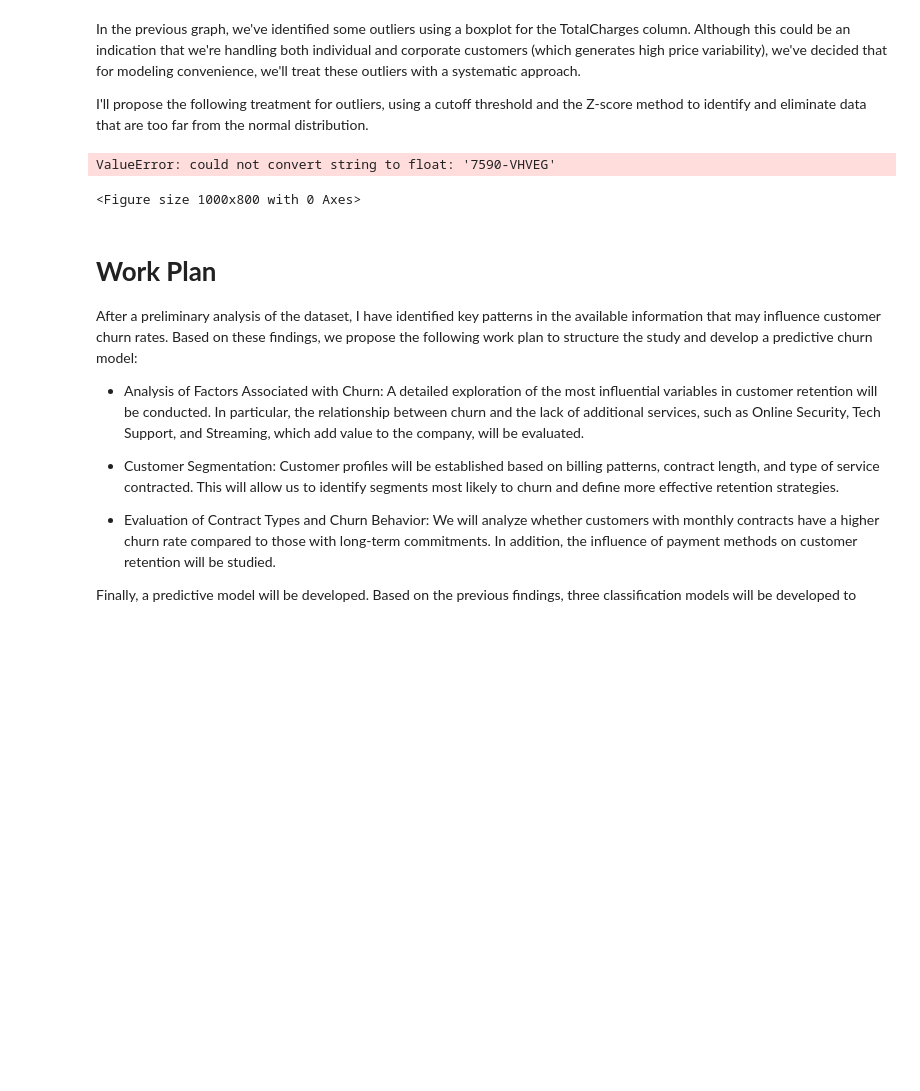
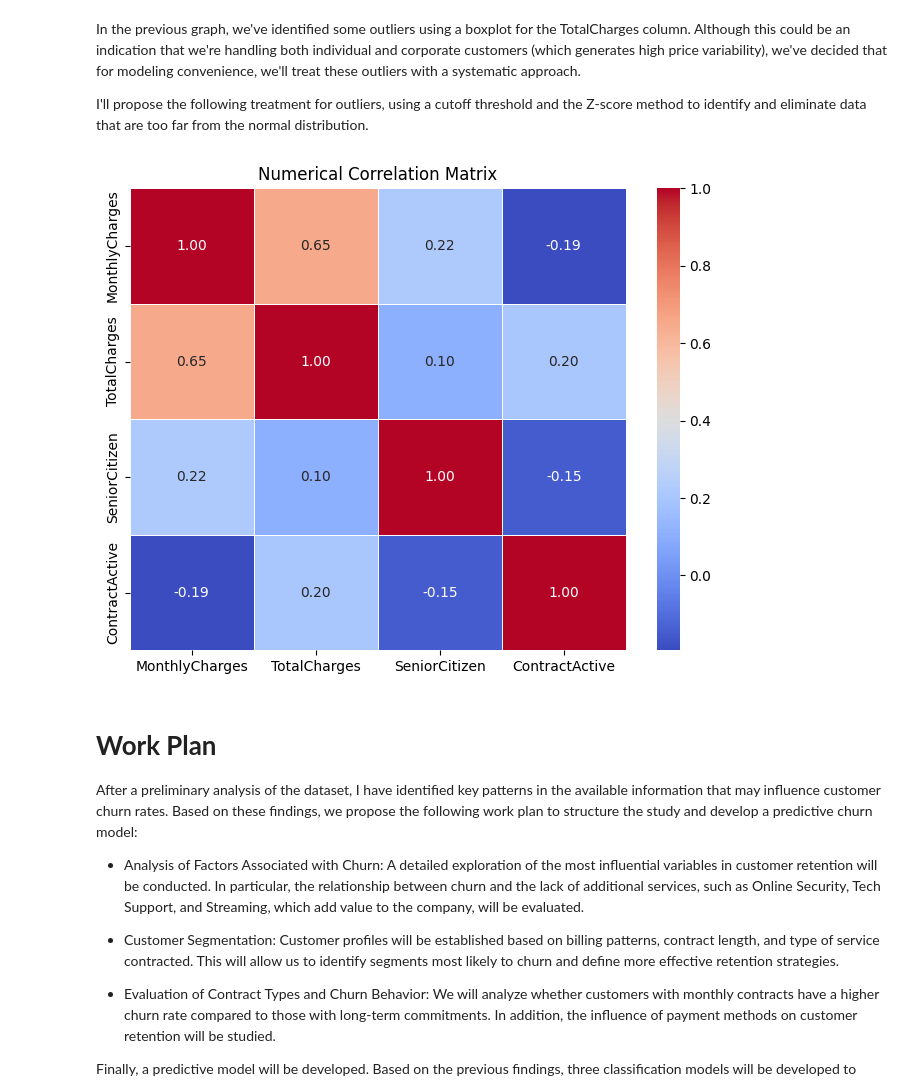
Before and after one commit to ninimecri/Final_Project, a Jupyter notebook: Final project final version.ipynb, the cells around one changed output. Drawn from its saved outputs; the diff is of its cells as text; code cells hidden in the pictures; blank space fills up the shorter version.

Commit message:
Graphics actualisation

```diff
--- a/Final project final version.ipynb
+++ b/Final project final version.ipynb
@@ -247,13 +248,14 @@ df_clients_no_outliers = df_clients_cleaned[(np.abs(z_scores) < 3).all(axis=1)]
 # %%
 # Correlation matrix
-plt.figure(figsize=(10, 8))
-corr_matrix = df_clients.corr()
+numeric_df = df_clients[['MonthlyCharges', 'TotalCharges', 'SeniorCitizen', 'ContractActive']]
+corr_matrix = numeric_df.corr()
+
+plt.figure(figsize=(8, 6))
 sns.heatmap(corr_matrix, annot=True, fmt='.2f', cmap='coolwarm', linewidths=0.5)
-plt.title("Correlation matrix")
+plt.title("Numerical Correlation Matrix")
 plt.show()
 # %% [output]
-ValueError: could not convert string to float: '7590-VHVEG'
-<Figure size 1000x800 with 0 Axes>
+[figure, added]
 # %% [markdown]
 # **Work Plan**
 After a preliminary analysis of the dataset, I have identified key patterns in the available information that may influence customer churn rates. Based on these findings, we propose the following work plan to structure the study and develop a predictive churn model:
```
Also changed, not shown: parts of 4 cells of this notebook.
